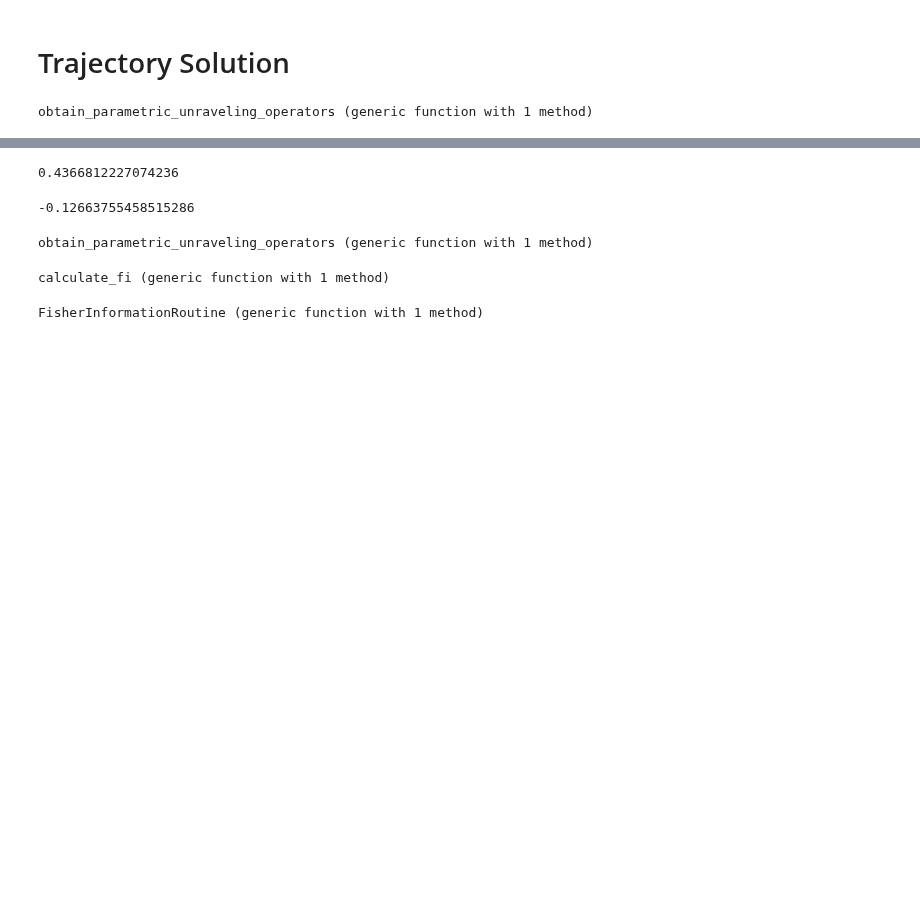
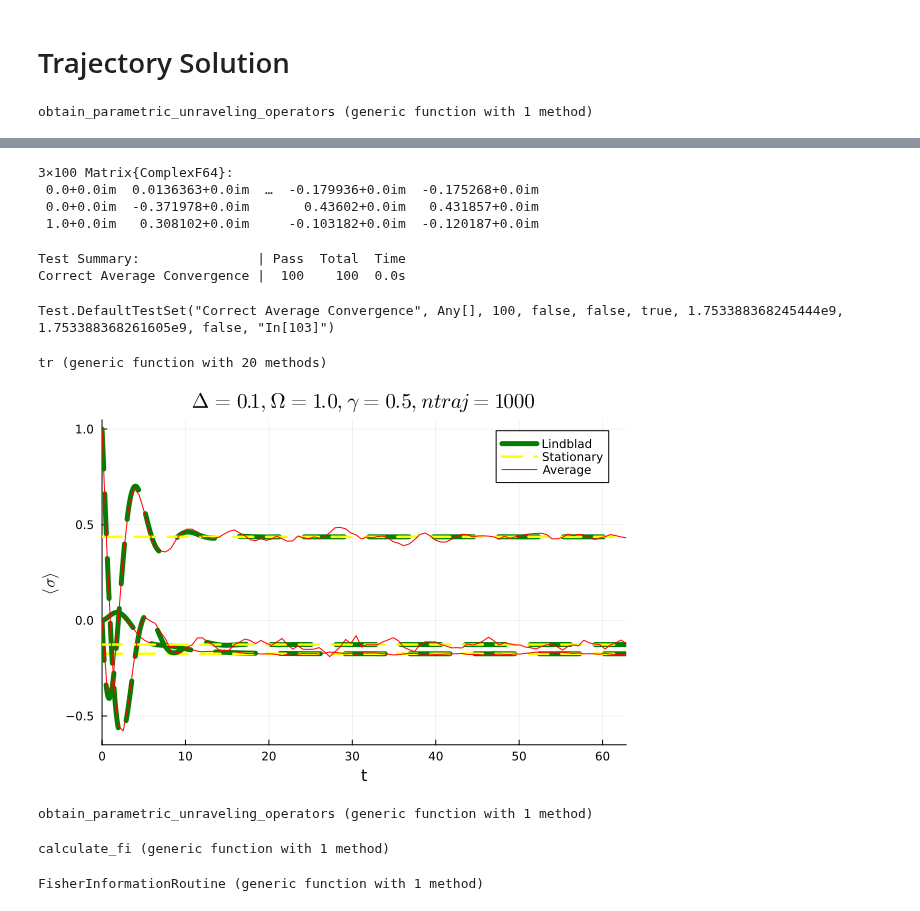
Before and after one commit to Ste1nb0cK/BackAction.jl, a Jupyter notebook: notebooks/TestingFIStepByStep.ipynb, the cells around one changed output, grey strips where cells are left out. Saved outputs shown, nothing was run; the diff lists cells and outputs as text; code cells hidden in the pictures; blank space fills up the shorter version.

Commit message:
Modified mcwf routine to allow evaluation of observables during the trajectory

```diff
--- a/notebooks/TestingFIStepByStep.ipynb
+++ b/notebooks/TestingFIStepByStep.ipynb
@@ -93,7 +240,9 @@ delta = 0.1
 # %%
 tf = 2*pi/OMEGA * 10
 tspan = (0,tf)
-ntraj = 10_000
+ntimes = 100
+tlist = collect(LinRange(0.0, tf, ntimes))
+ntraj = 1000
 params_simul = BackAction.SimulParameters([0.0+0im, 1.0],
         tf, # Final time. Set very long so that all trajectories jump
         1, # seed
@@ -178,24 +309,18 @@ obtain_parametric_unraveling_operators (generic function with 1 method)
 function get_trajectorysample(delta::T2, ddelta::T2, # Parameter information
         T::Matrix{T1}, alpha::Vector{T1}, nchannels::T3, # Specify the unraveling
         Ls::Array{T1}, dLs::Array{T1}, # Necessary matrices to store jump operators and it's derivatives
-        params_simul::SimulParameters; # Simulation specifics: ntraj, tf and initial state
+        params_simul::SimulParameters, tlist; # Simulation specifics: ntraj, tf and initial state
         kwargs... # Keywords for the solver
         ) where {T1<:Complex, T2<:Real, T3<:Int}
-
     Ls_par, H_par, He_par = obtain_parametric_unraveling_operators(T, alpha)
     evaluate_and_fill_Ls_dLs(Ls_par, delta, Ls, dLs, nchannels)
     sys = System(H_par(delta), Ls, NLEVELS, nchannels)
-    println(L"|L operator - \sqrt{\GAMMA}\sigma_- |=",norm(sys.Ls[:, :, 1] - sqrt(GAMMA)*BackAction.sigma_m))
-    println(L"|H - \Omega\sigma_x/2 + \Delta\sigma_z/2  |=",norm(sys.H - (0.5*OMEGA*BackAction.sigma_x + 0.5*delta*BackAction.sigma_z)))
-    println(L"|Heff-  H -iL^dagge L /2 |=",norm(
-        sys.Heff-(0.5*OMEGA*BackAction.sigma_x + 0.5*delta*BackAction.sigma_z- 0.5*1im*GAMMA*BackAction.sigma_p*BackAction.sigma_m)
-    )
-)
     He_forward = He_par(delta + 0.5*ddelta)
     He_backward = He_par(delta - 0.5*ddelta)
     #sim = get_sol_jumps_monitoring(ddelta, dLs, He_forward, He_backward, sys, params_simul, (0.0, params_simul.tf);
     #                                #save_on=false, save_start=false, save_end=true)
     #                                kwargs...)
-    sim = get_sol_jumps(sys, params_simul, (0.0, params_simul.tf))
+    sim = get_sol_jumps(sys, params_simul, (0.0, params_simul.tf),
+        [BackAction.sigma_x, BackAction.sigma_y, BackAction.sigma_z], tlist)
 end
 # %% [output]
@@ -204,4 +329,4 @@ get_trajectorysample (generic function with 1 method)
 trajectory_sample = get_trajectorysample(delta, delta/10 + 1e-1,
                                     T, alphaa, nchannels,
                                     Ls, dLs,
-                                    params_simul);
+                                    params_simul, tlist);
@@ -286,31 +333,54 @@ x_ss(delta)
-# %%
-y_ss(delta)
-# %% [output]
-0.4366812227074236
-# %%
-z_ss(delta)
-# %% [output]
--0.12663755458515286
+# %%
+r_mean = average_expvals(trajectory_sample)
+# %% [output]
+3×100 Matrix{ComplexF64}:
+ 0.0+0.0im  0.0136363+0.0im  …  -0.179936+0.0im  -0.175268+0.0im
+ 0.0+0.0im  -0.371978+0.0im       0.43602+0.0im   0.431857+0.0im
+ 1.0+0.0im   0.308102+0.0im     -0.103182+0.0im  -0.120187+0.0im
+# %%
+tolerance_average = 0.01
+@testset "Correct Average Convergence" begin
+    for k in 1:ntimes
+        r_lindblad = sol_lindblad(tlist[k])
+        difference_x = 0.5*(r_lindblad[1] - r_mean[1, k])
+        difference_y = 0.5*(r_lindblad[2] - r_mean[2, k])
+        difference_z = 0.5*(r_lindblad[3] - r_mean[3, k])
+        difference = difference_x*BackAction.sigma_x +
+                     difference_y*BackAction.sigma_y +
+                     difference_z*BackAction.sigma_y
+        @test abs(0.5*tr( adjoint(difference)*difference )) < tolerance_average
+    end
+end
+# %% [output]
+Test Summary:               | Pass  Total  Time
+Correct Average Convergence |  100    100  0.0s
+Test.DefaultTestSet("Correct Average Convergence", Any[], 100, false, false, true, 1.753388368245444e9, 1.753388368261605e9, false, "In[103]")
+# %%
+tr
+# %% [output]
+tr (generic function with 20 methods)
 # %%
 # x
 plot(sol_lindblad, idxs = (0, 1), label="Lindblad", xlabel=L"t",
     ylabel=L"\langle\sigma\rangle", title=L"\Delta=%$delta, \Omega=%$OMEGA, \gamma=%$GAMMA, ntraj=%$(params_simul.ntraj)",
     color="green", linewidth=5, line=:dash)
 plot!([tspan[1], tspan[2]], ones(2)*x_ss(delta), line=:dash, label="Stationary",
         color="yellow", linewidth=2.5)
-plot!(teval, r_mean[1, :], label="Average", color="red")
+plot!(tlist, real(r_mean[1, :]), label="Average", color="red")
 # y
 plot!(sol_lindblad, idxs = (0, 2), label=false, color="green", linewidth=5,
     line=:dash)
 plot!([tspan[1], tspan[2]], ones(2)*y_ss(delta), line=:dash, label=false,
     color="yellow", linewidth=2.5)
-plot!(teval, r_mean[2, :], label=false, color="red")
+plot!(tlist, real(r_mean[2, :]), label=false, color="red")
 # z
 plot!(sol_lindblad, idxs = (0, 3), label=false, color="green", line=:dash,
       linewidth=5)
 plot!([tspan[1], tspan[2]], ones(2)*z_ss(delta), line=:dash, label=false,
     color="yellow", linewidth=2.5)
-plot!(teval, r_mean[3, :], label=false, color="red")
+plot!(tlist, real(r_mean[3, :]), label=false, color="red")
+# %% [output]
+[figure, added]
 # %%
 # Set up the unravelings
 function sample_c2(seed)
```
Also changed, not shown: parts of 12 cells of this notebook, 5 other files.
